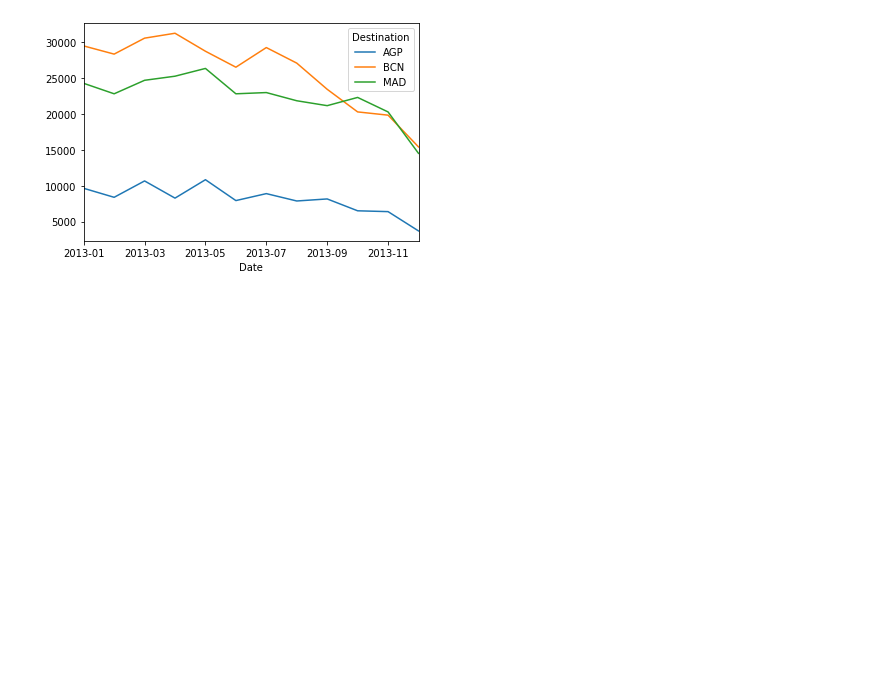
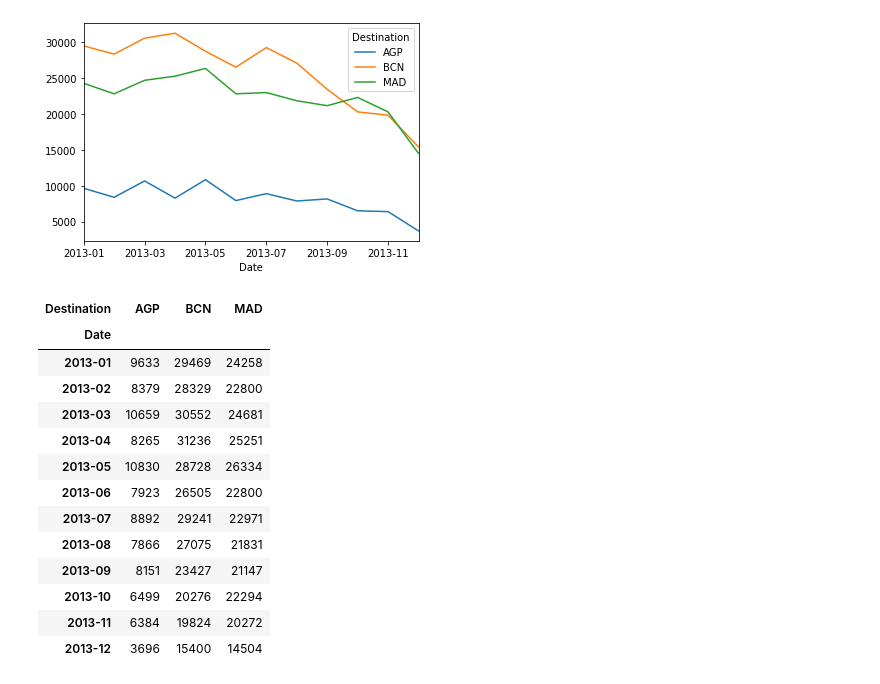
Before and after one commit to IvanCacha/Master_Data_Science, a Jupyter notebook: Amadeus_challenge_3.ipynb, the cells around one changed output. Drawn from its saved outputs; the diff is of its cells as text; code cells hidden in the pictures; blank space fills up the shorter version.

```diff
--- a/Amadeus_challenge_3.ipynb
+++ b/Amadeus_challenge_3.ipynb
@@ -164,3 +182,20 @@ searches.plot()
 # %% [output]
 <matplotlib.axes._subplots.AxesSubplot at 0x...>
 [figure]
+# %%
+searches
+# %% [output]
+| Destination | AGP | BCN | MAD |
+| Date |  |  |  |
+| 2013-01 | 9633 | 29469 | 24258 |
+| 2013-02 | 8379 | 28329 | 22800 |
+| 2013-03 | 10659 | 30552 | 24681 |
+| 2013-04 | 8265 | 31236 | 25251 |
+| 2013-05 | 10830 | 28728 | 26334 |
+| 2013-06 | 7923 | 26505 | 22800 |
+| 2013-07 | 8892 | 29241 | 22971 |
+| 2013-08 | 7866 | 27075 | 21831 |
+| 2013-09 | 8151 | 23427 | 21147 |
+| 2013-10 | 6499 | 20276 | 22294 |
+| 2013-11 | 6384 | 19824 | 20272 |
+| 2013-12 | 3696 | 15400 | 14504 |
```
Also changed, not shown: parts of 1 cell of this notebook.
